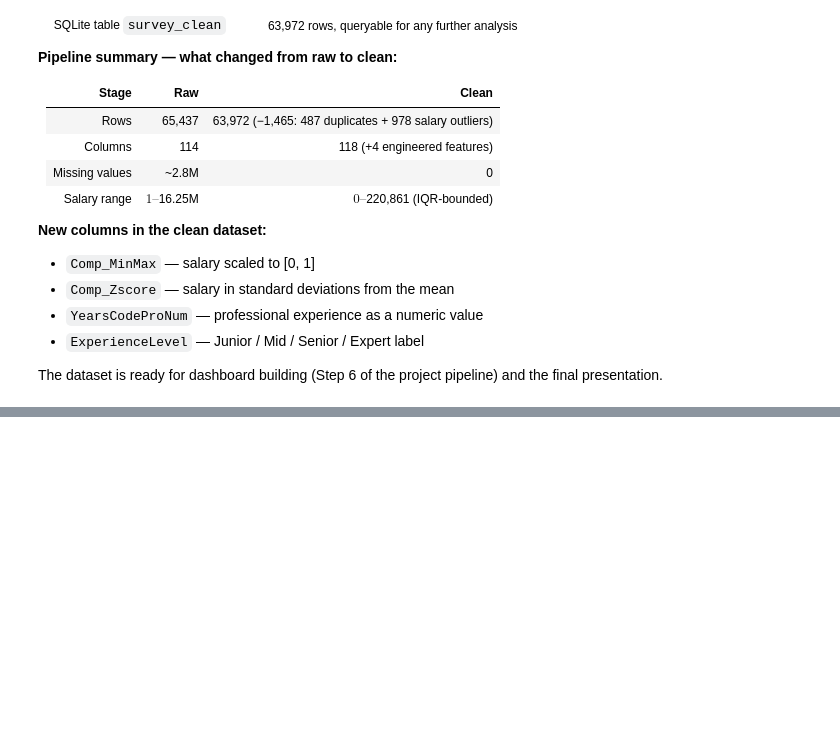
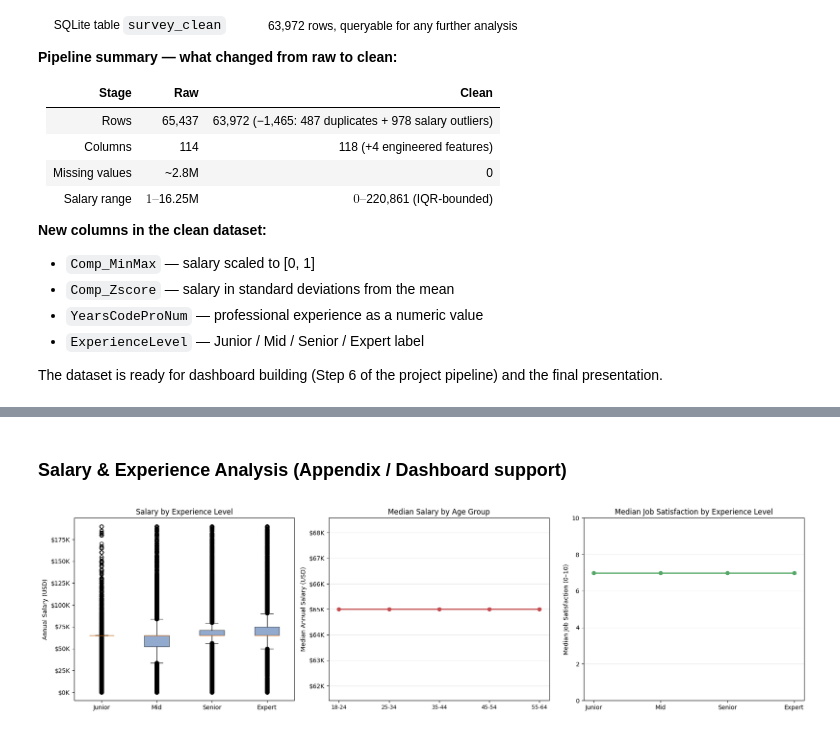
Before and after one commit to adriant25/ibm-data-analyst-capstone, a Jupyter notebook: capstone-project/Capstone_Survey_Analysis.ipynb, the cells around one changed output, grey strips where cells are left out. Cells and saved outputs as stored; diff of their text form; code cells hidden in the pictures; blank space fills up the shorter version.

```diff
--- a/capstone-project/Capstone_Survey_Analysis.ipynb
+++ b/capstone-project/Capstone_Survey_Analysis.ipynb
@@ -606,0 +702,47 @@ The dataset is ready for dashboard building (Step 6 of the project pipeline) and
+# %% [markdown]
+### Salary & Experience Analysis (Appendix / Dashboard support)
+# %%
+fig, axes = plt.subplots(1, 3, figsize=(18, 5))
+
+# Box plot: salary by experience level (shows spread, not just average)
+exp_order = ["Junior", "Mid", "Senior", "Expert"]
+salary_cap = df_clean["ConvertedCompYearly"].quantile(0.99)
+data_by_exp = [df_clean.loc[(df_clean["ExperienceLevel"] == lvl) &
+                             (df_clean["ConvertedCompYearly"] <= salary_cap),
+                             "ConvertedCompYearly"].values
+               for lvl in exp_order]
+axes[0].boxplot(data_by_exp, labels=exp_order, patch_artist=True,
+                boxprops=dict(facecolor="#4C72B0", alpha=0.6))
+axes[0].set_title("Salary by Experience Level", fontsize=12)
+axes[0].set_ylabel("Annual Salary (USD)")
+axes[0].yaxis.set_major_formatter(plt.FuncFormatter(lambda x, _: f"${x/1e3:.0f}K"))
+
+# Line chart: median salary by age group
+age_salary = (df_clean[df_clean["ConvertedCompYearly"] <= salary_cap]
+              .groupby("Age")["ConvertedCompYearly"]
+              .median()
+              .reindex(["18-24 years old","25-34 years old","35-44 years old",
+                        "45-54 years old","55-64 years old"])
+              .dropna())
+axes[1].plot(range(len(age_salary)), age_salary.values, marker="o", color="#C44E52", linewidth=2)
+axes[1].set_xticks(range(len(age_salary)))
+axes[1].set_xticklabels(["18-24","25-34","35-44","45-54","55-64"], fontsize=9)
+axes[1].set_title("Median Salary by Age Group", fontsize=12)
+axes[1].set_ylabel("Median Annual Salary (USD)")
+axes[1].yaxis.set_major_formatter(plt.FuncFormatter(lambda x, _: f"${x/1e3:.0f}K"))
+axes[1].grid(axis="y", alpha=0.3)
+
+# Line chart: median job satisfaction by experience level
+jobsat_by_exp = (df_clean.groupby("ExperienceLevel")["JobSat"]
+                 .median()
+                 .reindex(exp_order))
+axes[2].plot(exp_order, jobsat_by_exp.values, marker="o", color="#55A868", linewidth=2)
+axes[2].set_title("Median Job Satisfaction by Experience Level", fontsize=12)
+axes[2].set_ylabel("Median Job Satisfaction (0–10)")
+axes[2].set_ylim(0, 10)
+axes[2].grid(axis="y", alpha=0.3)
+
+plt.tight_layout()
+plt.show()
+# %% [output]
+[figure, added]
```
Also changed, not shown: parts of 8 cells of this notebook.
